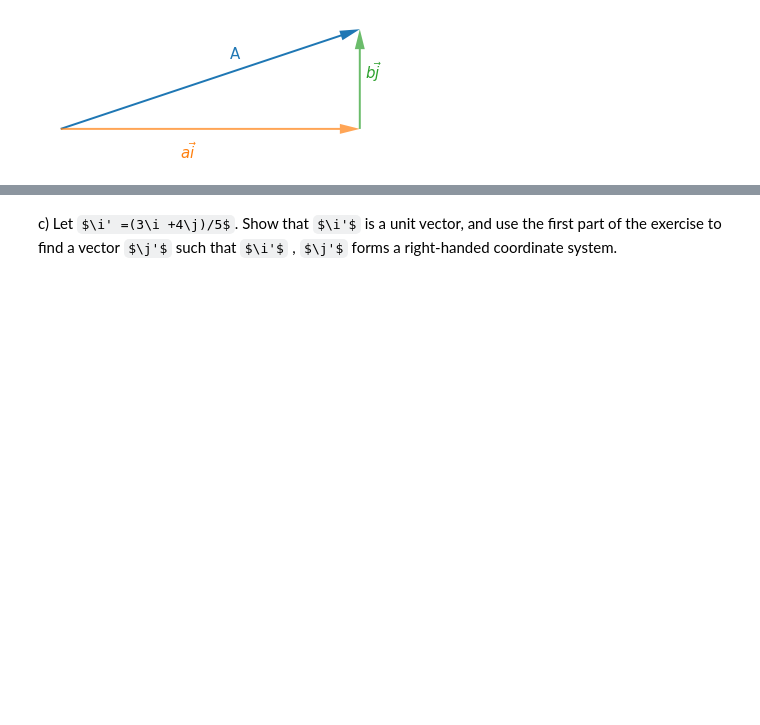
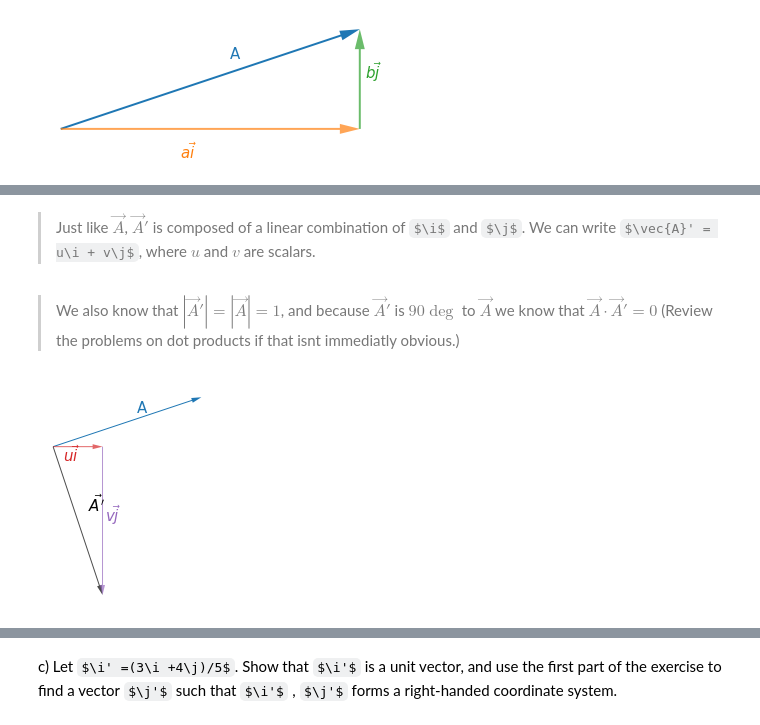
Before and after one commit to AndrewMicallef/homework, a Jupyter notebook: 18.02_MVC/pset1.ipynb, the cells around one changed output, grey strips where cells are left out. Saved outputs shown, nothing was run; the diff lists cells and outputs as text; code cells hidden in the pictures; some formulas as TeX source; blank space fills up the shorter version.

```diff
--- a/18.02_MVC/pset1.ipynb
+++ b/18.02_MVC/pset1.ipynb
@@ -278,0 +299,28 @@ Consider the vector <span style="color:#1f77b4">$A$</span>, composed of <span st
+# %% [markdown]
+> Just like $\vec{A}$, $\vec{A}'$ is composed of a linear combination of $\i$ and $\j$.
+We can write $\vec{A}' = u\i + v\j$, where $u$ and $v$ are scalars.
+# %% [markdown]
+> We also know that $|\vec{A}'| = |\vec{A}| = 1$, and because $\vec{A}'$ is $90\deg$ to $\vec{A}$ we know that $\vec{A} \cdot \vec{A}' = 0$ (Review the problems on dot products if that isnt immediatly obvious.)
+# %%
+#1A-7 fig3
+
+u, v = A_
+
+fig3, ax = plt.subplots()
+
+ax.axis(False)
+ax.set_aspect('equal', 'box')
+
+ax.text(*(A/2 +.2), 'A', size=15, color='C0')
+ax.arrow(0,0, *A, ec='C0', fc='C0', **arrowprops);
+
+ax.text(*(A_/2 +.2), r"$\vec{A'}$", size=15, color='k')
+ax.arrow(0,0, *A_, ec='k', fc='k', **arrowprops, alpha=0.7);
+
+ax.text(*(u*i/2 -.3), r'$u\vec{i}$', size=15, color='C3')
+ax.arrow(0,0, *(u*i), ec='C3', fc='C3', **arrowprops, alpha=0.7);
+
+ax.text(*(v*j/2 + (u+.05)*i), r'$v\vec{j}$', size=15, color='C4')
+ax.arrow(*(u*i), *(v*j), ec='C4', fc='C4', **arrowprops, alpha=0.7);
+# %% [output]
+[figure, added]
```
Also changed, not shown: parts of 8 cells of this notebook.
